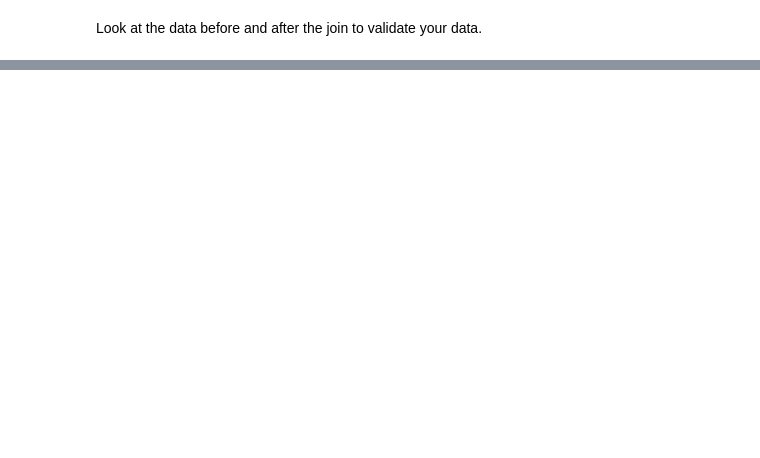
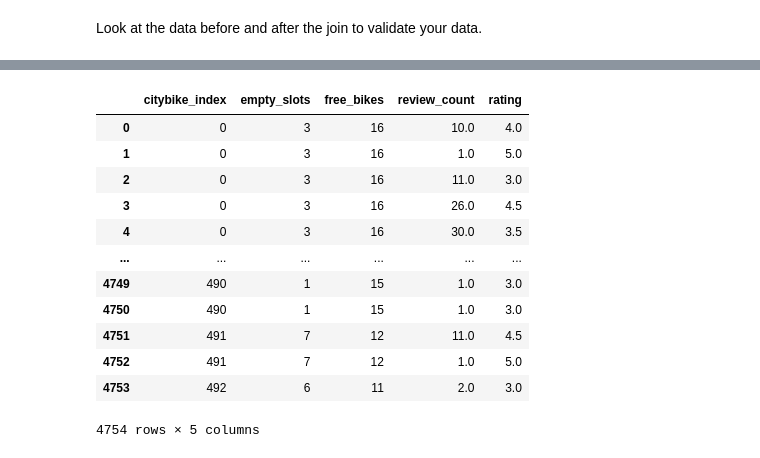
Before and after one commit to Frood-for-Thought/LHL-Statistical-Modelling-with-Python-Project, a Jupyter notebook: notebooks/joining_data.ipynb, the cells around one changed output, grey strips where cells are left out. Drawn from its saved outputs; the diff is of its cells as text; code cells hidden in the pictures; blank space fills up the shorter version.

```diff
--- a/notebooks/joining_data.ipynb
+++ b/notebooks/joining_data.ipynb
@@ -167,3 +244,6 @@ connection.close()
 Look at the data before and after the join to validate your data.
 # %%
 # Data from each table is looked at in the files above.
+left = bike_df
+right = yelp_park_df
+bike_yelp_df = pd.merge(left, right, on='citybike_index')
@@ -169,0 +271,18 @@ Look at the data before and after the join to validate your data.
+# %%
+# review_count and rating of park locations near bike
+bike_yelp_df_tojoin = bike_yelp_df[['citybike_index', 'empty_slots', 'free_bikes', 'review_count', 'rating']]
+bike_yelp_df_tojoin
+# %% [output]
+|  | citybike_index | empty_slots | free_bikes | review_count | rating |
+| 0 | 0 | 3 | 16 | 10.0 | 4.0 |
+| 1 | 0 | 3 | 16 | 1.0 | 5.0 |
+| 2 | 0 | 3 | 16 | 11.0 | 3.0 |
+| 3 | 0 | 3 | 16 | 26.0 | 4.5 |
+| 4 | 0 | 3 | 16 | 30.0 | 3.5 |
+| ... | ... | ... | ... | ... | ... |
+| 4749 | 490 | 1 | 15 | 1.0 | 3.0 |
+| 4750 | 490 | 1 | 15 | 1.0 | 3.0 |
+| 4751 | 491 | 7 | 12 | 11.0 | 4.5 |
+| 4752 | 491 | 7 | 12 | 1.0 | 5.0 |
+| 4753 | 492 | 6 | 11 | 2.0 | 3.0 |
+4754 rows × 5 columns
```
Also changed, not shown: parts of 12 cells of this notebook, 2 other files.
